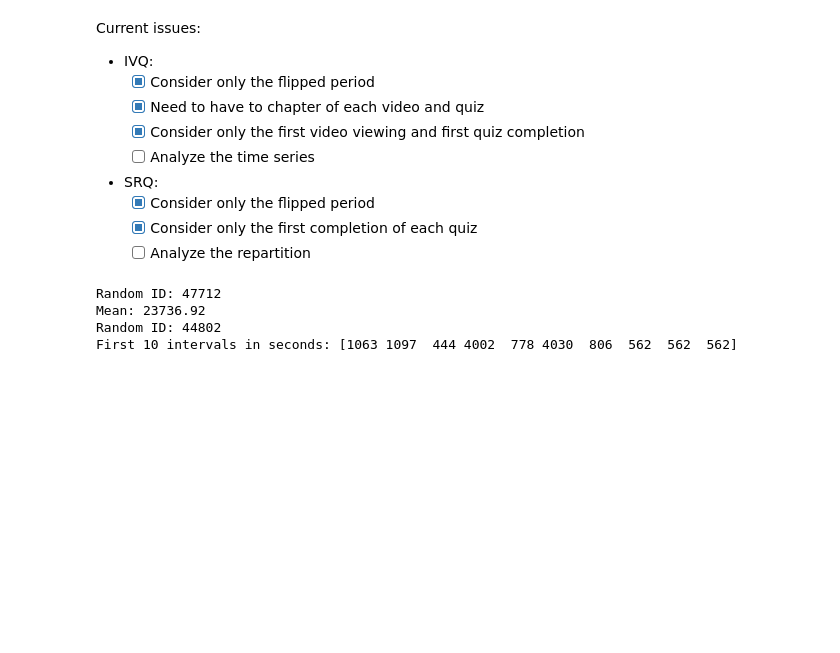
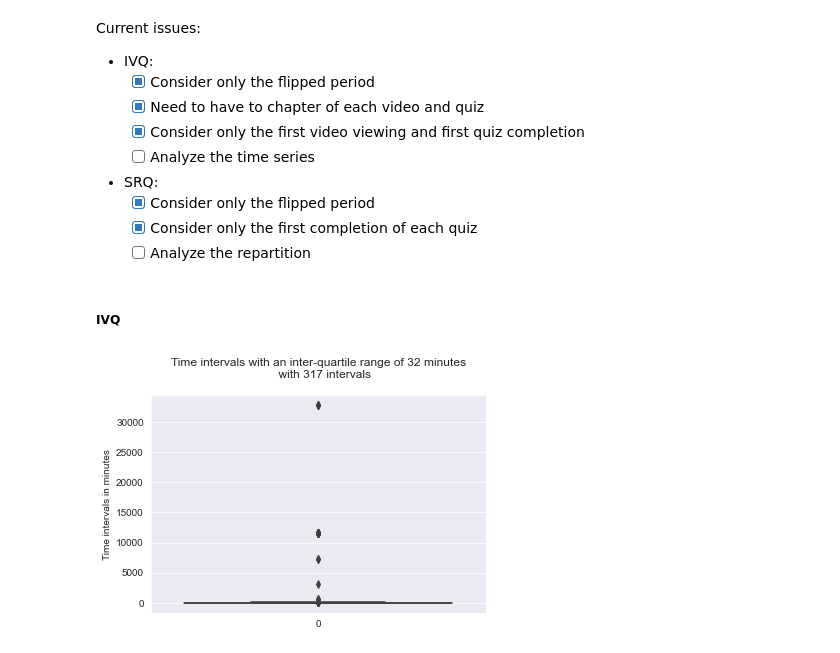
Before and after one commit to epfl-ml4ed/flipped-classroom, a Jupyter notebook: notebooks/Regularity.ipynb, the cells around one changed output. Cells and saved outputs as stored; diff of their text form; code cells hidden in the pictures; blank space fills up the shorter version.

```diff
--- a/notebooks/Regularity.ipynb
+++ b/notebooks/Regularity.ipynb
@@ -627,6 +630,8 @@ PATH_DATED_PROBLEMS = PATH_DATED + 'problems.csv'
 
 dated_videos_df = pd.read_csv(PATH_DATED_VIDEOS, index_col=0)
 dated_problems_df = pd.read_csv(PATH_DATED_PROBLEMS, index_col=0)
+# %% [markdown]
+##### IVQ
 # %%
 def get_first_viewings(studentID):
     """
@@ -657,23 +662,38 @@ def merge_on_subchapter(viewing_df, completion_df):
             .merge(completion_df)\
             .rename(columns={"TimeStamp":"TimeStamp_Quiz"})
 
+def IQR(data):
+    """
+    Compute the Inter-Quartile Range of an array, that is, the difference between
+    the third quantile and the first quantile. Thus half the values
+    are located in this range.
+    """
+    q3, q1 = np.percentile(data, [75 ,25])
+    iqr = q3 - q1
+    return iqr
+
 def IVQ(studentID = 0):
     """
-    For every completed quiz, compute the time interval
+    For every completed quiz, compute the time intervals (minutes)
     between the first viewing of the video and the quiz completion
+    and return the interquartile range of the time intervals
     """
     if studentID == 0:
         studentID = get_rand_id(quiz_df)
     merged_df = merge_on_subchapter(get_first_viewings(studentID), get_first_completions(studentID))
-    return np.array(merged_df.TimeStamp_Quiz - merged_df.TimeStamp_Video)
+    time_intervals = np.array(merged_df.TimeStamp_Quiz - merged_df.TimeStamp_Video)
+    time_intervals = time_intervals[time_intervals > 0] / 60 #Only keep positive intervals and convert to minutes
+    return IQR(time_intervals), time_intervals
-# %%
-# plt.hist(IVQ(), bins=50)
-# plt.xscale('log')
-ivq = IVQ()
-print("Mean: {:.2f}".format(ivq.mean()))
-print("First 10 intervals in seconds:",IVQ()[:10])
-# %% [output]
-Random ID: 47712
-Mean: 23736.92
-Random ID: 44802
-First 10 intervals in seconds: [1063 1097  444 4002  778 4030  806  562  562  562]
+# %%
+def plot_IVQ(studentID = 0):
+    ivq, time_intervals = IVQ(studentID)
+    title = """Time intervals with an inter-quartile range of {:.0f} minutes
+    with {} intervals
+    """.format(ivq, len(time_intervals))
+    sns.boxplot(data=time_intervals)
+    plt.title(title)
+    plt.ylabel("Time intervals in minutes")
+# %%
+plot_IVQ(46497)
+# %% [output]
+[figure, added]
```
Also changed, not shown: parts of 11 cells of this notebook, 1 other file.
